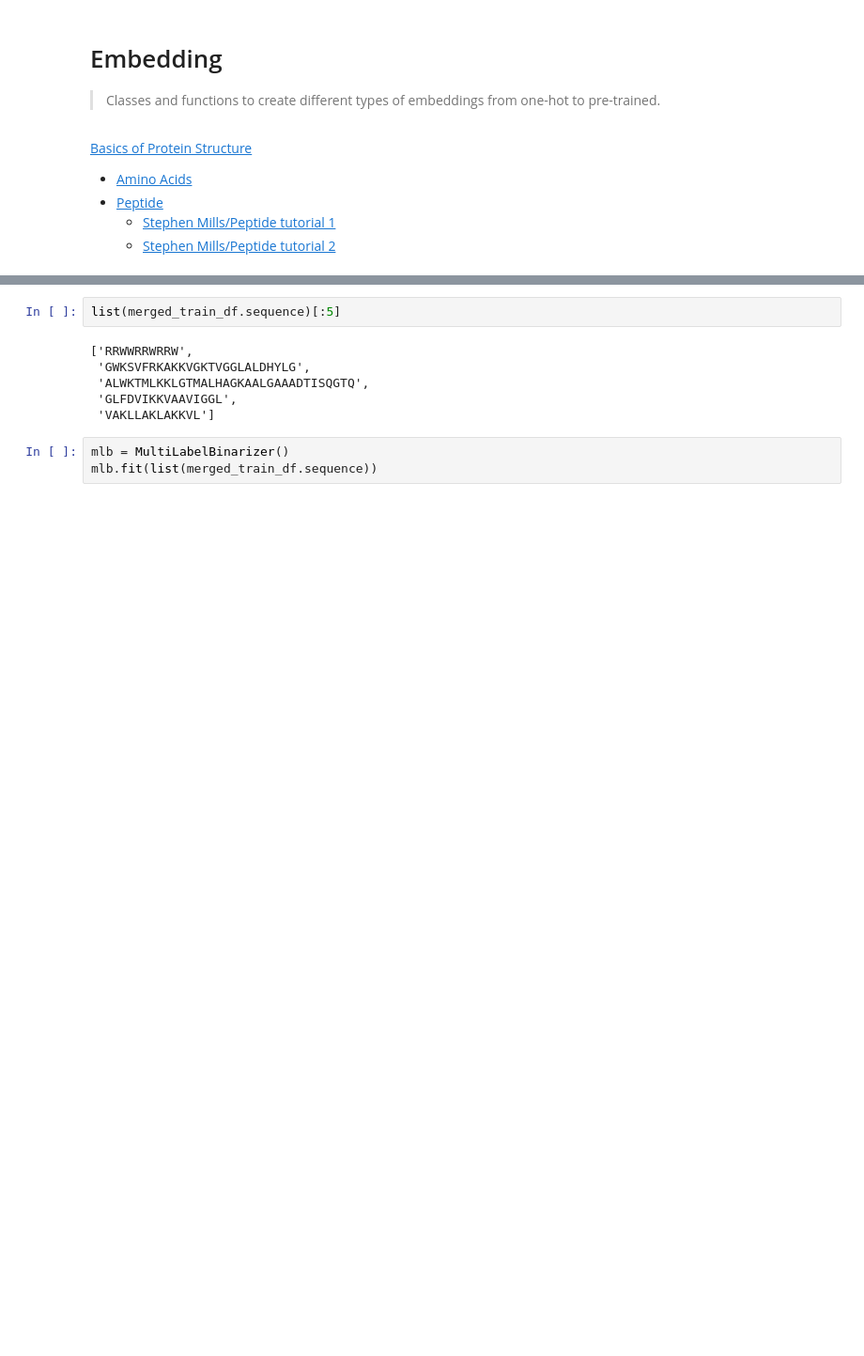
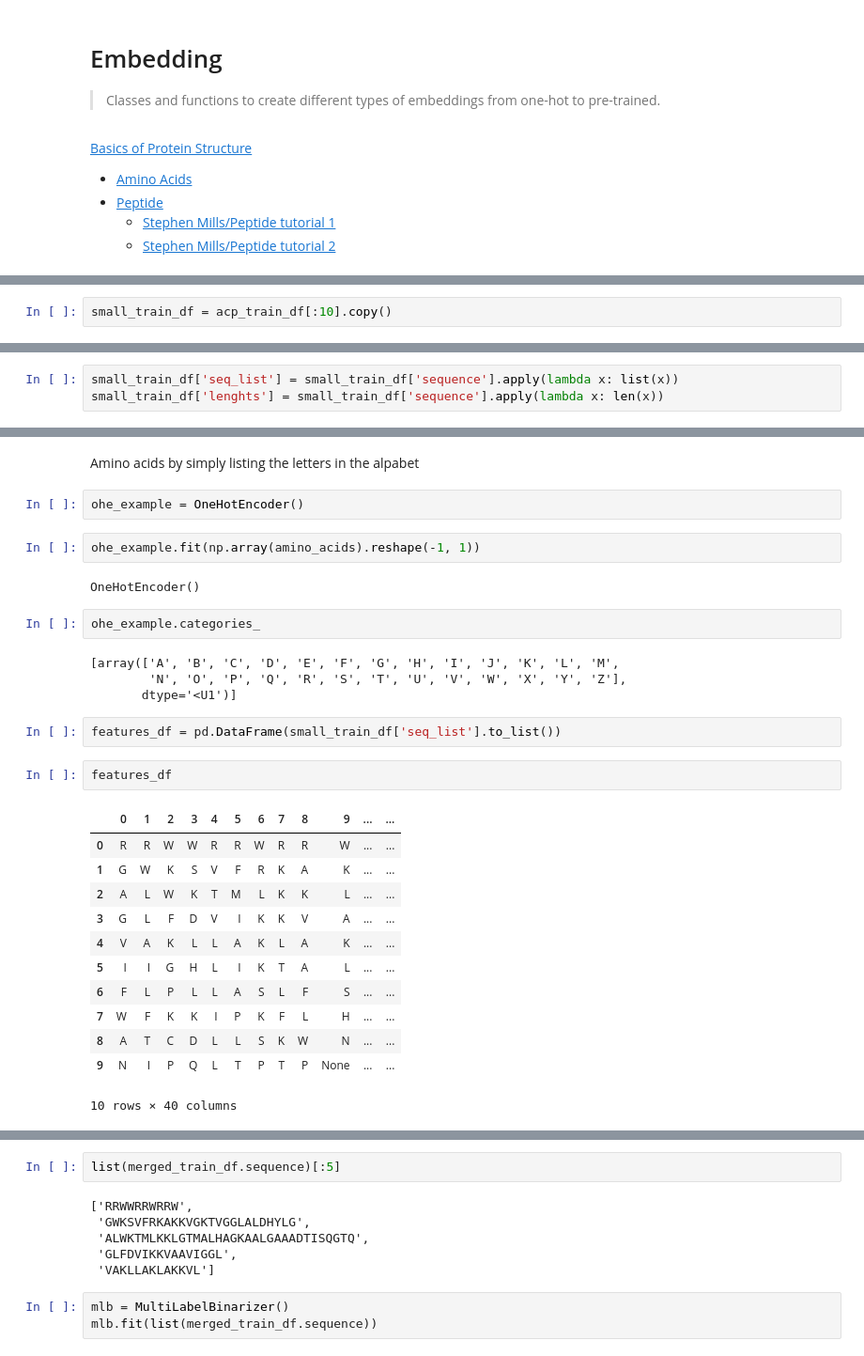
Before and after one commit to vin00d/peptide, a Jupyter notebook: 02_preprocessing_embedding.ipynb, the cells around one changed output, grey strips where cells are left out. Shown at 94% size. Saved outputs shown, nothing was run; the diff lists cells and outputs as text; blank space fills up the shorter version.

```diff
--- a/02_preprocessing_embedding.ipynb
+++ b/02_preprocessing_embedding.ipynb
@@ -42,0 +52,2 @@ merged_train_df.iloc[:2]
+# %%
+small_train_df = acp_train_df[:10].copy()
@@ -42,0 +68,3 @@ merged_train_df.iloc[:2]
+# %%
+small_train_df['seq_list'] = small_train_df['sequence'].apply(lambda x: list(x))
+small_train_df['lenghts'] = small_train_df['sequence'].apply(lambda x: len(x))
@@ -42,0 +87,31 @@ merged_train_df.iloc[:2]
+# %% [markdown]
+Amino acids by simply listing the letters in the alpabet
+# %%
+ohe_example = OneHotEncoder()
+# %%
+ohe_example.fit(np.array(amino_acids).reshape(-1, 1))
+# %% [output]
+OneHotEncoder()
+# %%
+ohe_example.categories_
+# %% [output]
+[array(['A', 'B', 'C', 'D', 'E', 'F', 'G', 'H', 'I', 'J', 'K', 'L', 'M',
+        'N', 'O', 'P', 'Q', 'R', 'S', 'T', 'U', 'V', 'W', 'X', 'Y', 'Z'],
+       dtype='<U1')]
+# %%
+features_df = pd.DataFrame(small_train_df['seq_list'].to_list())
+# %%
+features_df
+# %% [output]
+|  | 0 | 1 | 2 | 3 | 4 | 5 | 6 | 7 | 8 | 9 | ... | ... |
+| 0 | R | R | W | W | R | R | W | R | R | W | ... | ... |
+| 1 | G | W | K | S | V | F | R | K | A | K | ... | ... |
+| 2 | A | L | W | K | T | M | L | K | K | L | ... | ... |
+| 3 | G | L | F | D | V | I | K | K | V | A | ... | ... |
+| 4 | V | A | K | L | L | A | K | L | A | K | ... | ... |
+| 5 | I | I | G | H | L | I | K | T | A | L | ... | ... |
+| 6 | F | L | P | L | L | A | S | L | F | S | ... | ... |
+| 7 | W | F | K | K | I | P | K | F | L | H | ... | ... |
+| 8 | A | T | C | D | L | L | S | K | W | N | ... | ... |
+| 9 | N | I | P | Q | L | T | P | T | P | None | ... | ... |
+10 rows × 40 columns
```
Also changed, not shown: parts of 48 cells of this notebook, 15 other files.
